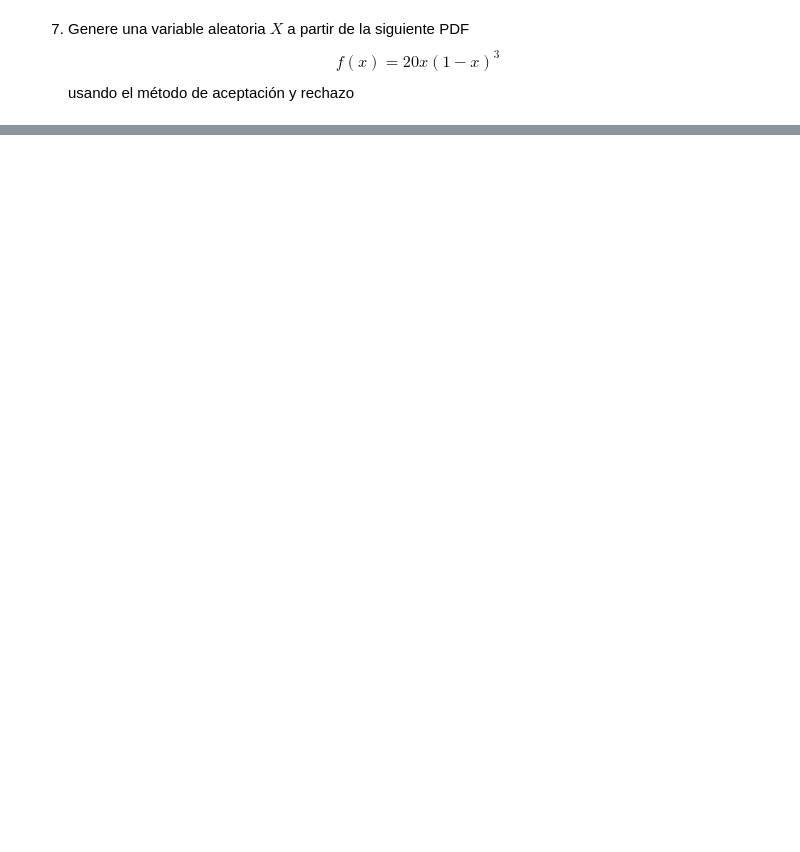
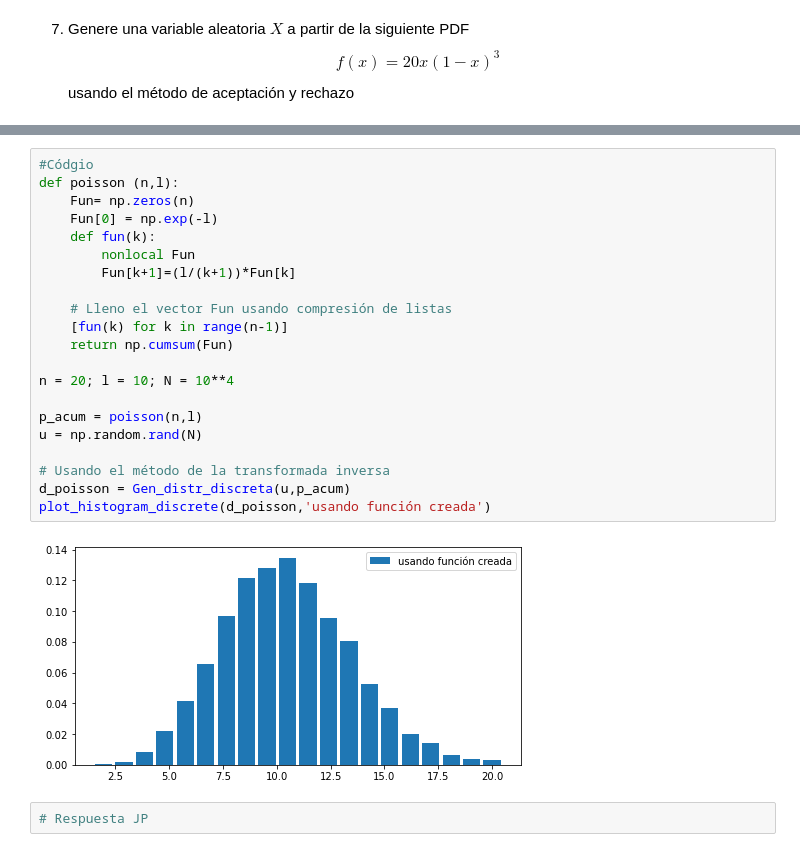
Before and after one commit to Jpriverasaha/TareasConjunto_AndresG_JuanPablo_R, a Jupyter notebook: Tarea_4.ipynb, the cells around one changed output, grey strips where cells are left out. Drawn from its saved outputs; the diff is of its cells as text; blank space fills up the shorter version.

```diff
--- a/Tarea_4.ipynb
+++ b/Tarea_4.ipynb
@@ -450,0 +478,25 @@ Acep_rechazo(R2,R1,f,t)
+# %%
+#Códgio
+def poisson (n,l):
+    Fun= np.zeros(n)
+    Fun[0] = np.exp(-l)
+    def fun(k):
+        nonlocal Fun
+        Fun[k+1]=(l/(k+1))*Fun[k]
+
+    # Lleno el vector Fun usando compresión de listas
+    [fun(k) for k in range(n-1)]
+    return np.cumsum(Fun)
+
+n = 20; l = 10; N = 10**4
+
+p_acum = poisson(n,l)
+u = np.random.rand(N)
+
+# Usando el método de la transformada inversa
+d_poisson = Gen_distr_discreta(u,p_acum)
+plot_histogram_discrete(d_poisson,'usando función creada')
+# %% [output]
+[figure, added]
+# %%
+# Respuesta JP
```
Also changed, not shown: parts of 14 cells of this notebook, 1 other file.
